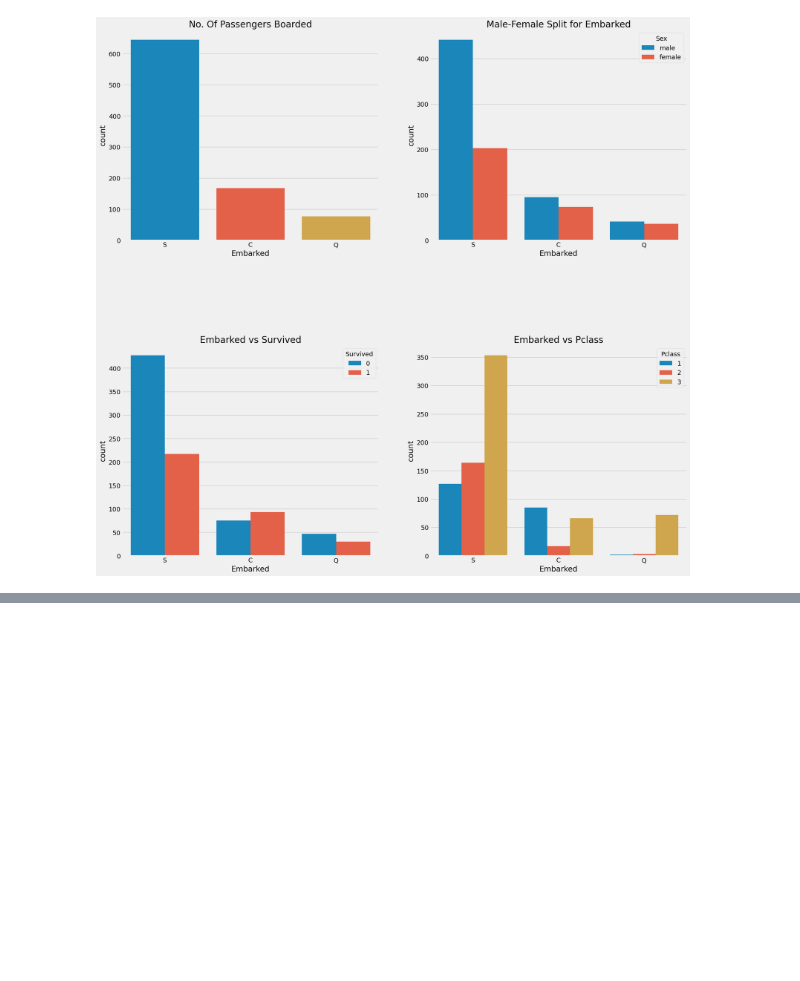
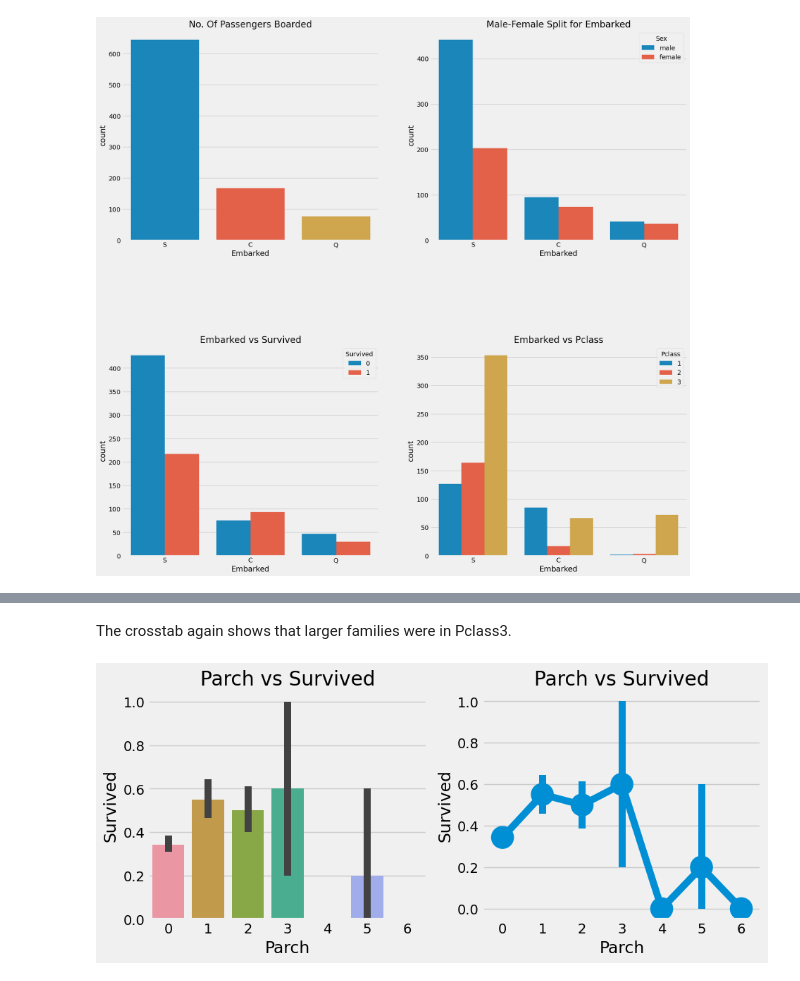
Before and after one commit to shinyfe74/Titanic_Prediction, a Jupyter notebook: EDA_to_Pred.ipynb, the cells around one changed output, grey strips where cells are left out. Saved outputs shown, nothing was run; the diff lists cells and outputs as text; code cells hidden in the pictures; blank space fills up the shorter version.

```diff
--- a/EDA_to_Pred.ipynb
+++ b/EDA_to_Pred.ipynb
@@ -376,0 +506,12 @@ plt.show()
+# %% [markdown]
+The crosstab again shows that larger families were in Pclass3.
+# %%
+f,ax=plt.subplots(1,2,figsize=(10,4))
+sns.barplot(x= 'Parch',y='Survived',data=data,ax=ax[0])
+ax[0].set_title('Parch vs Survived')
+sns.pointplot(x= 'Parch', y='Survived',data=data,ax=ax[1])
+ax[1].set_title('Parch vs Survived')
+plt.close(2)
+plt.show()
+# %% [output]
+[figure, added]
```
Also changed, not shown: parts of 34 cells of this notebook.
